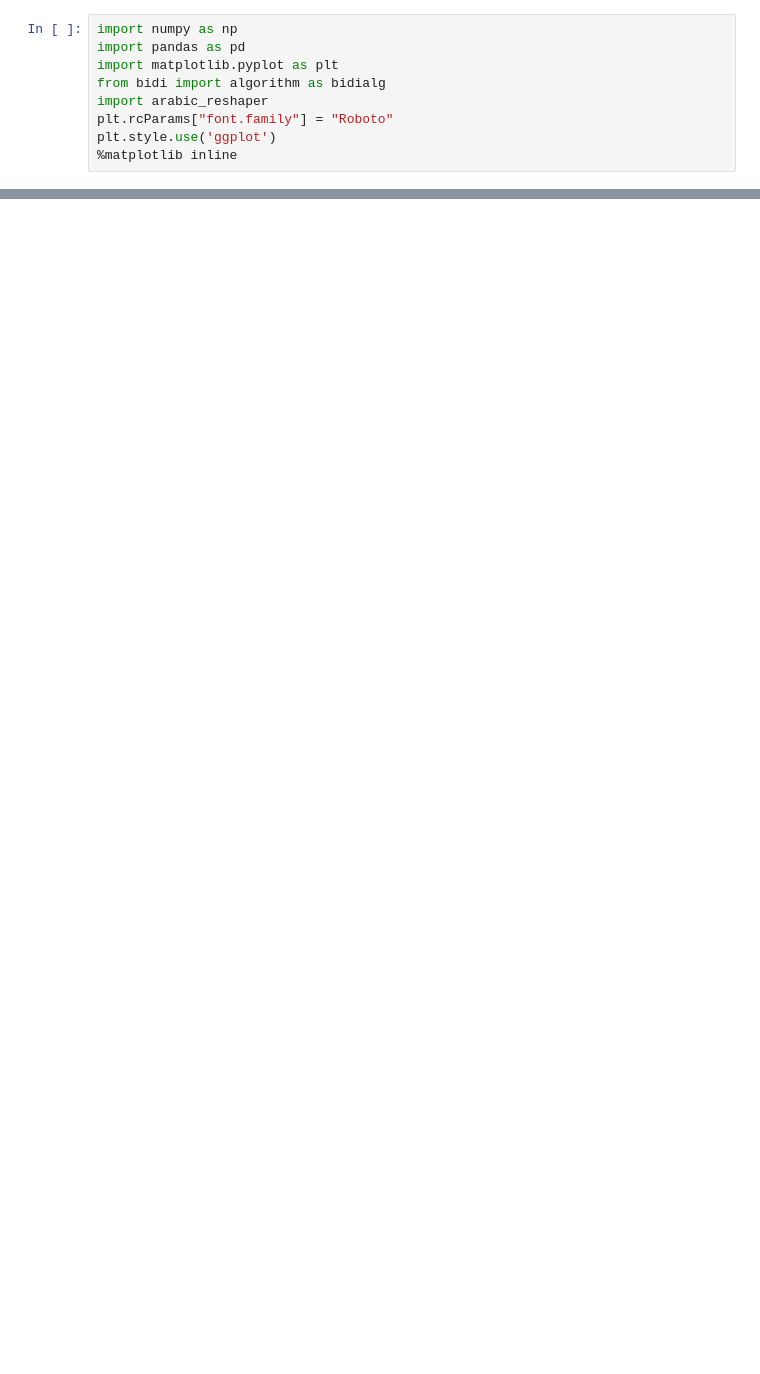
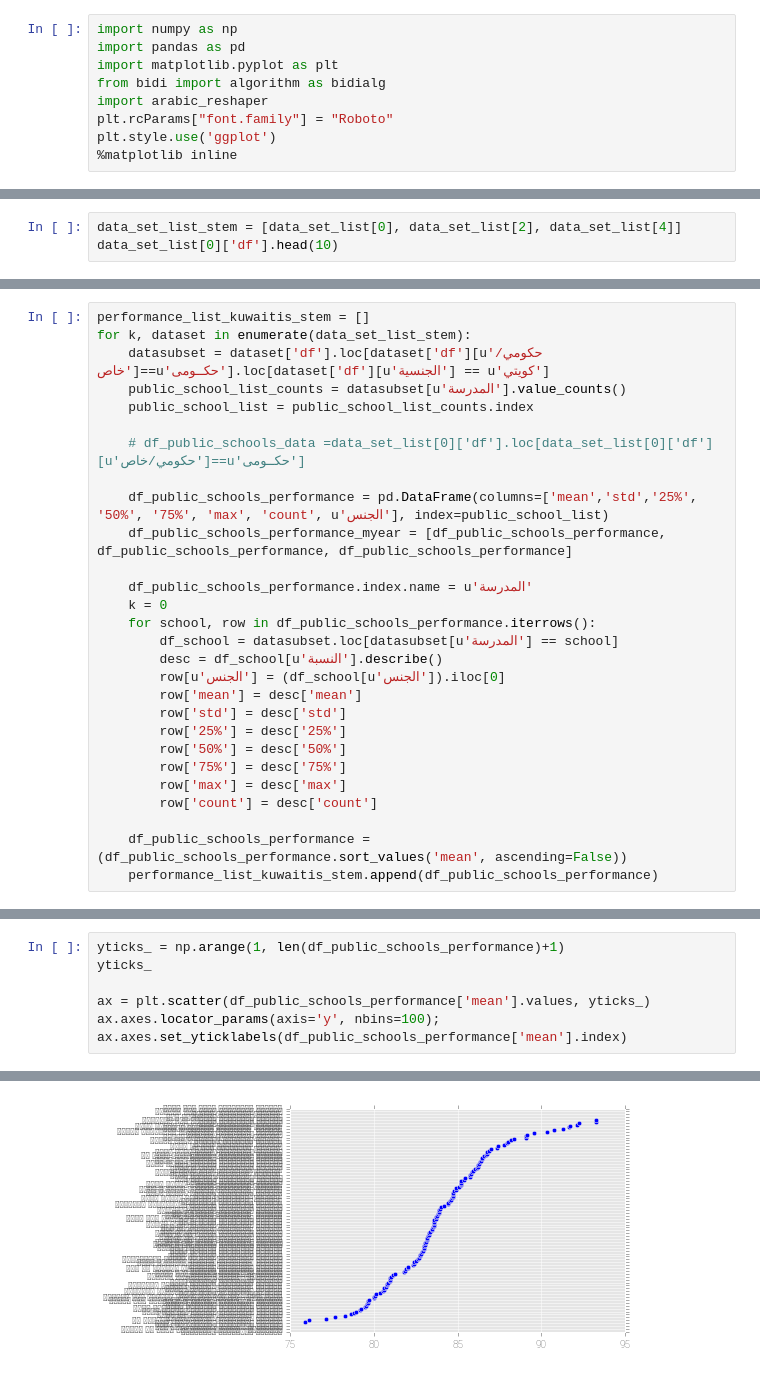
Before and after one commit to alsaibie/KuwaitEDUStats, a Jupyter notebook: DataAnalysis.ipynb, the cells around one changed output, grey strips where cells are left out. Cells and saved outputs as stored; diff of their text form; blank space fills up the shorter version.

```diff
--- a/DataAnalysis.ipynb
+++ b/DataAnalysis.ipynb
@@ -92,0 +58,3 @@ display(df_2018_stem_female.head(10))
+# %%
+data_set_list_stem = [data_set_list[0], data_set_list[2], data_set_list[4]]
+data_set_list[0]['df'].head(10)
@@ -151,0 +341,28 @@ Name: حكومي/خاص, dtype: int64
+# %%
+performance_list_kuwaitis_stem = []
+for k, dataset in enumerate(data_set_list_stem):
+    datasubset = dataset['df'].loc[dataset['df'][u'حكومي/خاص']==u'حكــومى'].loc[dataset['df'][u'الجنسية'] == u'كويتي']
+    public_school_list_counts = datasubset[u'المدرسة'].value_counts()
+    public_school_list = public_school_list_counts.index
+
+    # df_public_schools_data =data_set_list[0]['df'].loc[data_set_list[0]['df'][u'حكومي/خاص']==u'حكــومى']
+
+    df_public_schools_performance = pd.DataFrame(columns=['mean','std','25%', '50%', '75%', 'max', 'count', u'الجنس'], index=public_school_list)
+    df_public_schools_performance_myear = [df_public_schools_performance, df_public_schools_performance, df_public_schools_performance]
+
+    df_public_schools_performance.index.name = u'المدرسة'
+    k = 0
+    for school, row in df_public_schools_performance.iterrows():
+        df_school = datasubset.loc[datasubset[u'المدرسة'] == school]
+        desc = df_school[u'النسبة'].describe()
+        row[u'الجنس'] = (df_school[u'الجنس']).iloc[0]
+        row['mean'] = desc['mean']
+        row['std'] = desc['std']
+        row['25%'] = desc['25%']
+        row['50%'] = desc['50%']
+        row['75%'] = desc['75%']
+        row['max'] = desc['max']
+        row['count'] = desc['count']
+
+    df_public_schools_performance = (df_public_schools_performance.sort_values('mean', ascending=False))
+    performance_list_kuwaitis_stem.append(df_public_schools_performance)
@@ -151,0 +454,8 @@ Name: حكومي/خاص, dtype: int64
+# %%
+yticks_ = np.arange(1, len(df_public_schools_performance)+1)
+yticks_
+
+ax = plt.scatter(df_public_schools_performance['mean'].values, yticks_)
+ax.axes.locator_params(axis='y', nbins=100);
+ax.axes.set_yticklabels(df_public_schools_performance['mean'].index)
+# %% [output]
@@ -151,0 +479 @@ Name: حكومي/خاص, dtype: int64
+[figure, added]
```
Also changed, not shown: parts of 26 cells of this notebook, 30 other files.
